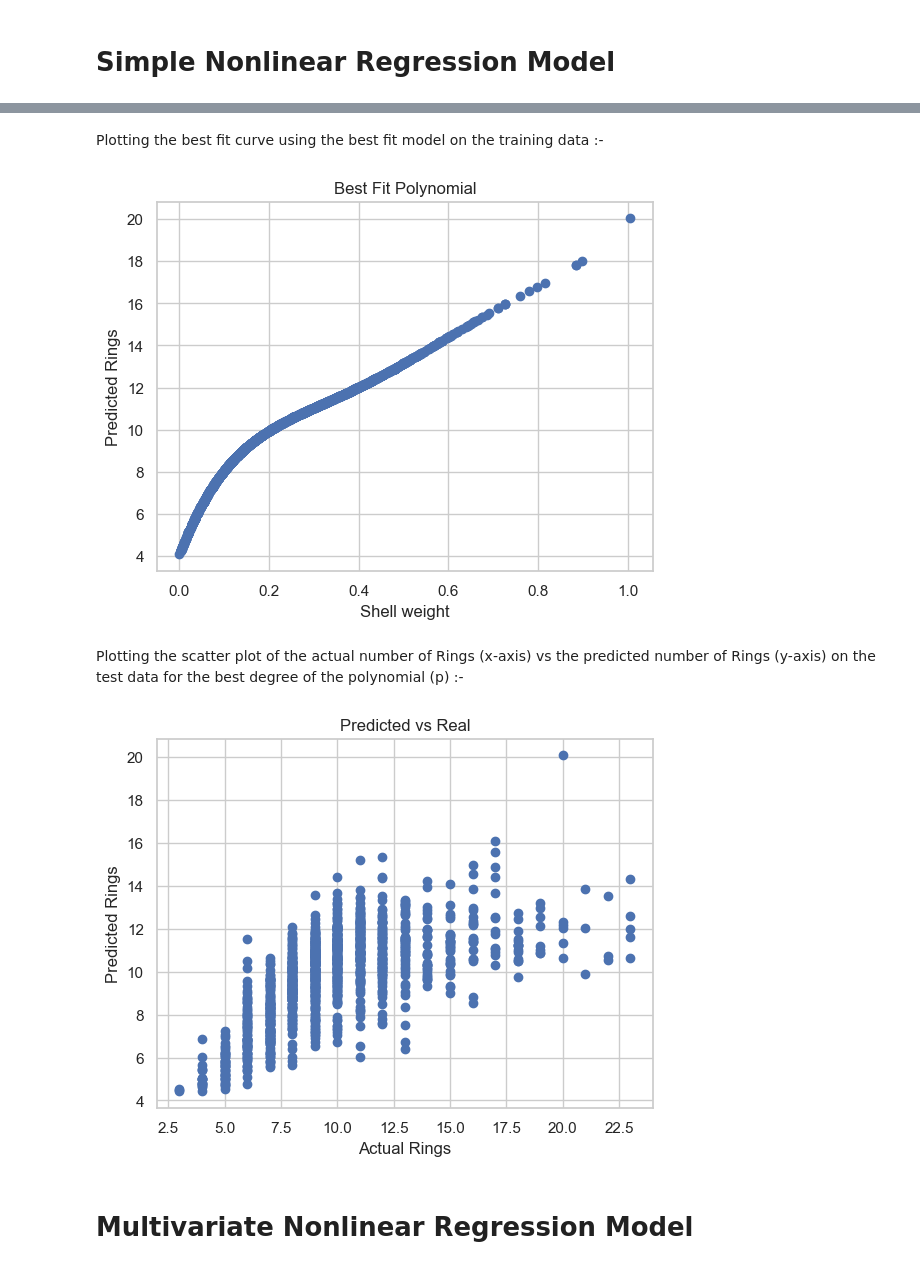
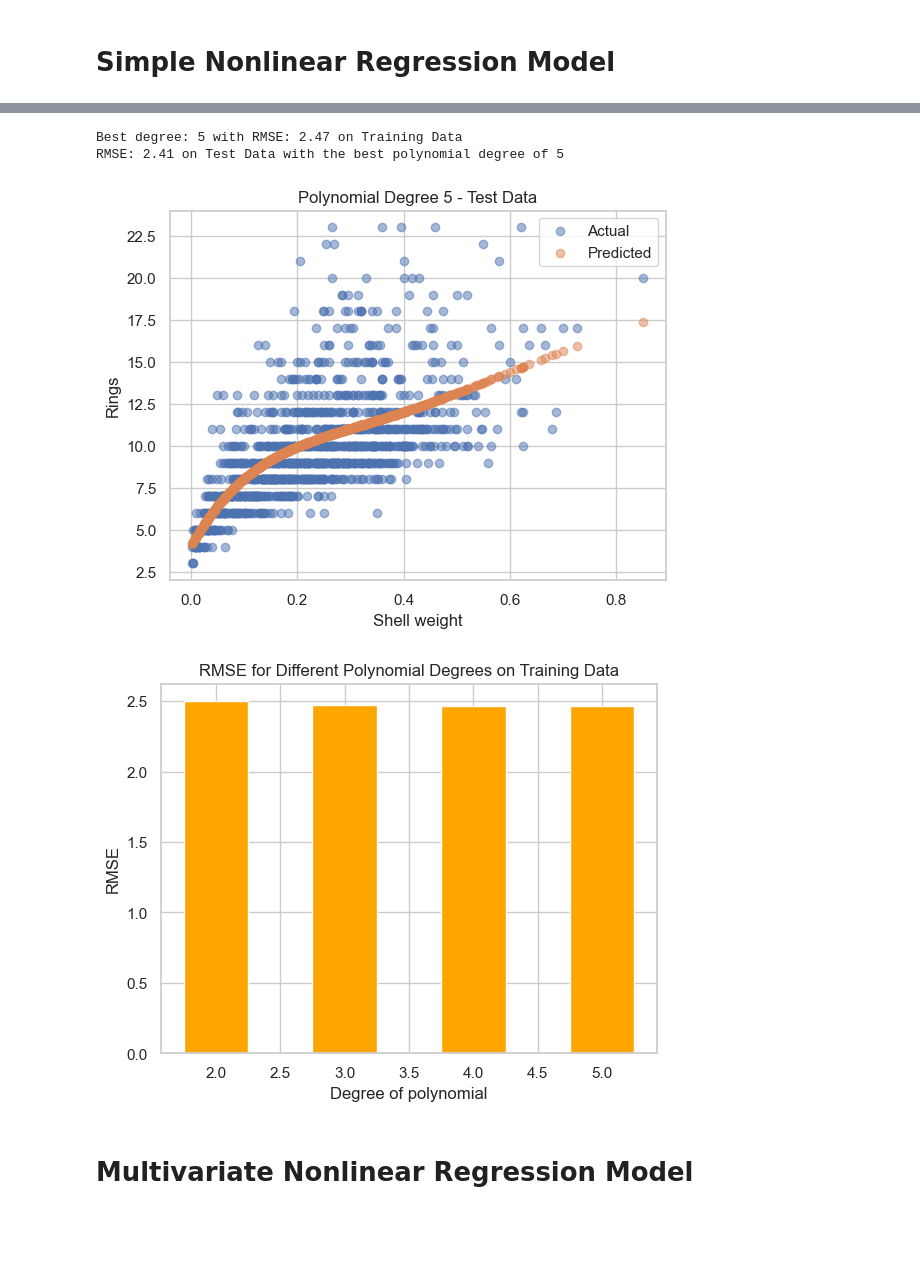
Before and after one commit to AbdulazizAl-Surabi/AbaloneAgePredictor, a Jupyter notebook: abalone_age_pre/src/Abalone _Age-checkpoint.ipynb, the cells around one changed output, grey strips where cells are left out. Saved outputs shown, nothing was run; the diff lists cells and outputs as text; code cells hidden in the pictures; blank space fills up the shorter version.

```diff
--- a/abalone_age_pre/src/Abalone _Age-checkpoint.ipynb
+++ b/abalone_age_pre/src/Abalone _Age-checkpoint.ipynb
@@ -508,21 +423,0 @@ plot2('Test Data',[2,3,4,5],poly_pred(X_test)[0])
-# %% [markdown]
-Plotting the best fit curve using the best fit model on the training data :-
-# %%
-plt.title('Best Fit Polynomial') #plotting scatter plot for best fit polynomial
-plt.xlabel('Shell weight')
-plt.ylabel("Predicted Rings")
-plt.scatter(X_train['Shell weight'],poly_pred(X_train)[1])
-plt.show()
-# %% [output]
-[figure, removed]
-# %% [markdown]
-Plotting the scatter plot of the actual number of Rings (x-axis) vs the predicted number of
-Rings (y-axis) on the test data for the best degree of the polynomial (p) :-
-# %%
-plt.title('Predicted vs Real')
-plt.xlabel('Actual Rings')
-plt.ylabel("Predicted Rings")
-plt.scatter(X_test['Rings'],poly_pred(X_test)[1])
-plt.show()
-# %% [output]
-[figure, removed]
@@ -529,2 +452,44 @@ plt.show()
+# %%
+# RMSE für das beste Modell ausgeben
+print(f"Best degree: {best_degree} with RMSE: {best_train_error:.2f} on Training Data")
+
+# Vorhersagen für das Testset mit dem besten Modell machen
+polynomial_features = PolynomialFeatures(degree=best_degree)
+x_poly_test = polynomial_features.fit_transform(X_test['Shell weight'].values.reshape(-1, 1))
+y_pred_test = best_model.predict(x_poly_test)
+test_error = sqrt(mean_squared_error(y_test, y_pred_test))
+print(f"RMSE: {test_error:.2f} on Test Data with the best polynomial degree of {best_degree}")
+
+# Visualisiere das beste Modell auf Testdaten
+plt.scatter(X_test['Shell weight'], y_test, alpha=0.5, label='Actual')
+plt.scatter(X_test['Shell weight'], y_pred_test, alpha=0.5, label='Predicted')
+plt.title(f"Polynomial Degree {best_degree} - Test Data")
+plt.xlabel("Shell weight")
+plt.ylabel("Rings")
+plt.legend()
+plt.show()
+
+# RMSE für jedes Polynommodell auf dem Trainingsset berechnen und visualisieren
+train_errors = []
+degrees = [2, 3, 4, 5]
+for degree in degrees:
+    poly_features = PolynomialFeatures(degree=degree)
+    x_poly_train = poly_features.fit_transform(X_train['Shell weight'].values.reshape(-1, 1))
+    model = LinearRegression()
+    model.fit(x_poly_train, y_train)
+    y_poly_pred = model.predict(x_poly_train)
+    error = sqrt(mean_squared_error(y_train, y_poly_pred))
+    train_errors.append(error)
+
+plt.bar(degrees, train_errors, color='orange', width=0.5)
+plt.title("RMSE for Different Polynomial Degrees on Training Data")
+plt.xlabel("Degree of polynomial")
+plt.ylabel("RMSE")
+plt.show()
+# %% [output]
+Best degree: 5 with RMSE: 2.47 on Training Data
+RMSE: 2.41 on Test Data with the best polynomial degree of 5
+[figure, added]
+[figure, added]
 # %% [markdown]
 # Multivariate Nonlinear Regression Model
```
Also changed, not shown: parts of 28 cells of this notebook, 9 other files.
